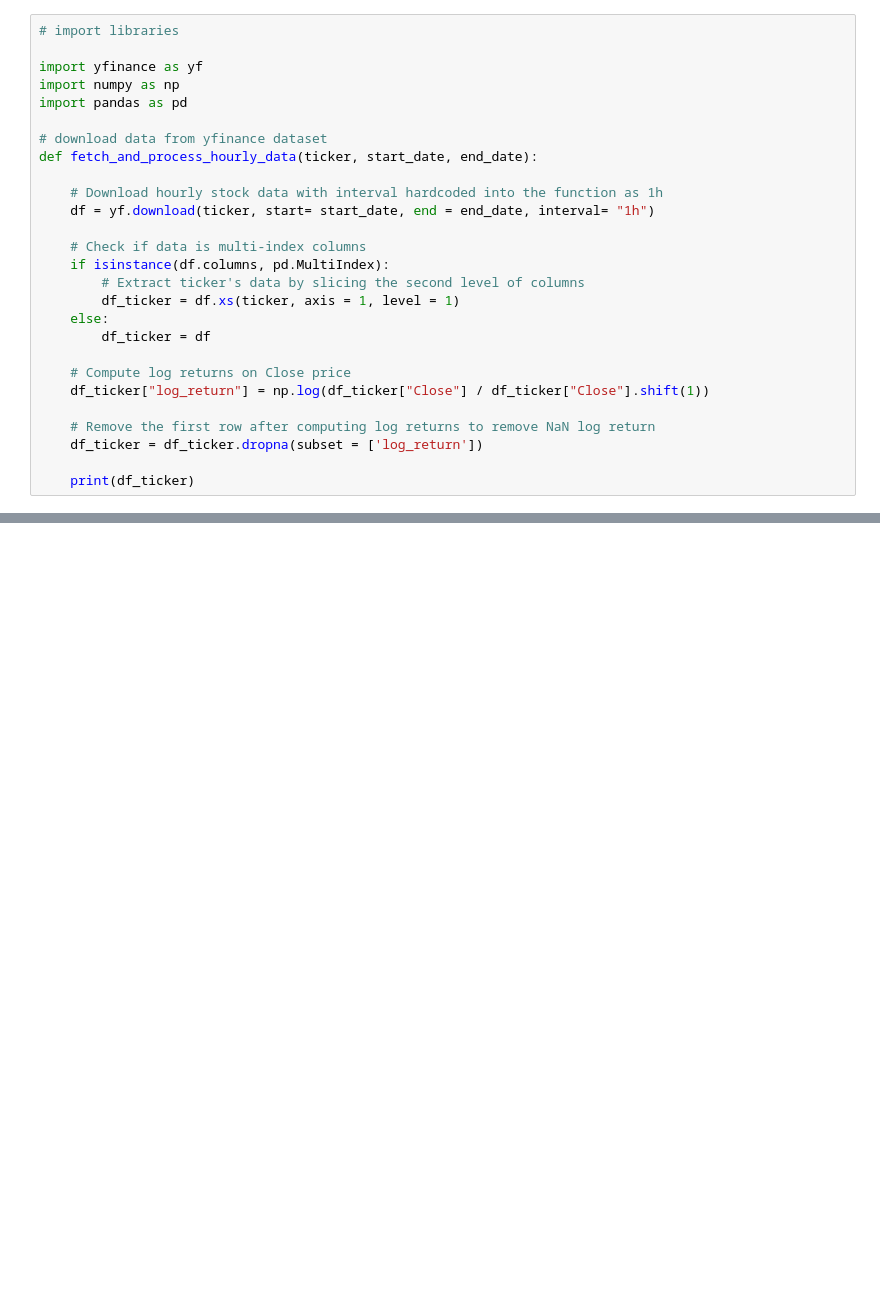
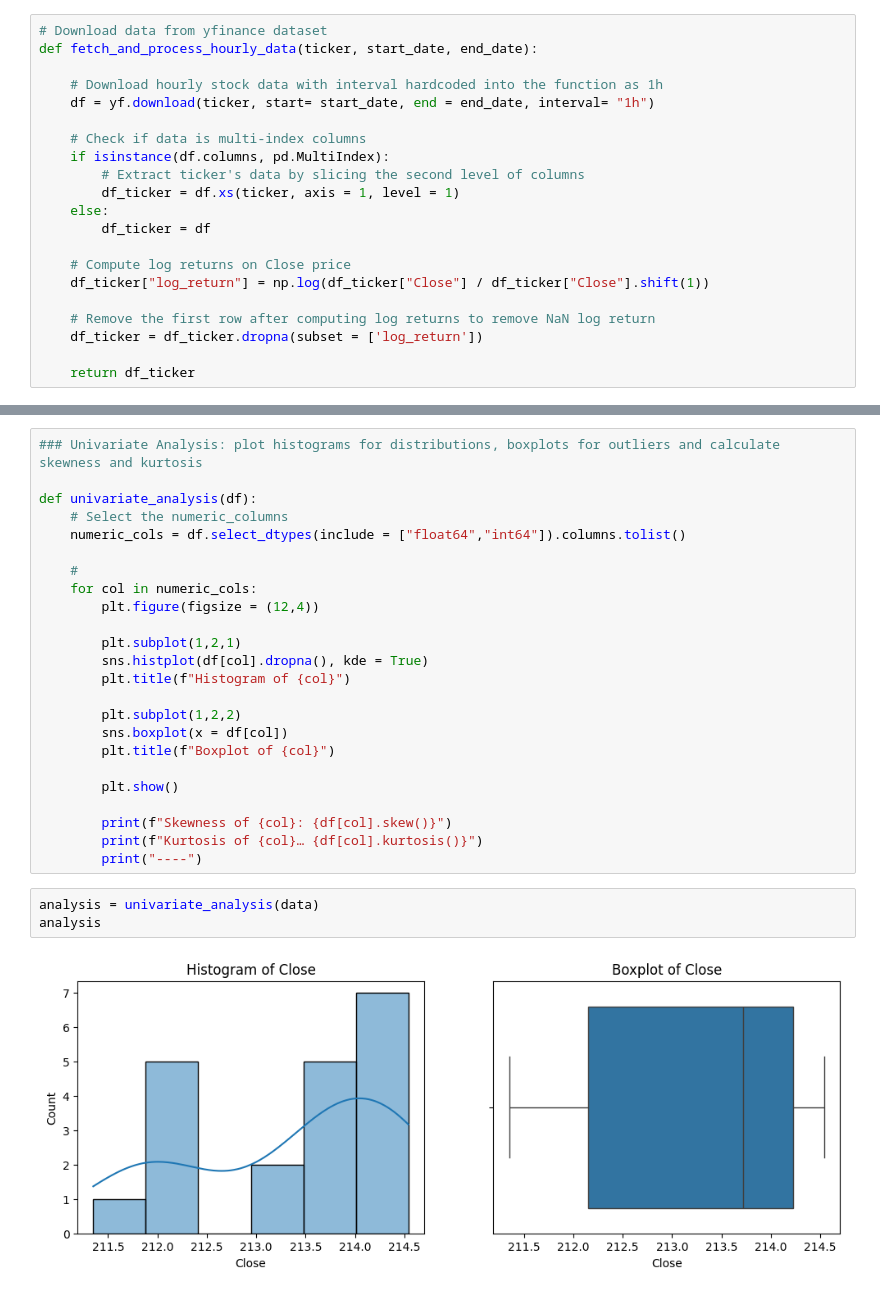
Before and after one commit to LydiaLCh/sentiment-model-quant, a Jupyter notebook: notebooks/01_data_exploration.ipynb, the cells around one changed output, grey strips where cells are left out. Drawn from its saved outputs; the diff is of its cells as text; blank space fills up the shorter version.

Commit message:
univariate analysis and data exploration initial look at the dataset

```diff
--- a/notebooks/01_data_exploration.ipynb
+++ b/notebooks/01_data_exploration.ipynb
@@ -1,11 +9,5 @@
 # %%
-# import libraries
-
-import yfinance as yf
-import numpy as np
-import pandas as pd
-
-# download data from yfinance dataset
+# Download data from yfinance dataset
 def fetch_and_process_hourly_data(ticker, start_date, end_date):
 
     # Download hourly stock data with interval hardcoded into the function as 1h
@@ -24,7 +26,7 @@ def fetch_and_process_hourly_data(ticker, start_date, end_date):
     # Remove the first row after computing log returns to remove NaN log return
     df_ticker = df_ticker.dropna(subset = ['log_return'])
 
-    print(df_ticker)
+    return df_ticker
 # %%
 # Example usage:
 
@@ -54,0 +67,29 @@ Datetime
+# %%
+### Univariate Analysis: plot histograms for distributions, boxplots for outliers and calculate skewness and kurtosis
+
+def univariate_analysis(df):
+    # Select the numeric_columns
+    numeric_cols = df.select_dtypes(include = ["float64","int64"]).columns.tolist()
+
+    #
+    for col in numeric_cols:
+        plt.figure(figsize = (12,4))
+
+        plt.subplot(1,2,1)
+        sns.histplot(df[col].dropna(), kde = True)
+        plt.title(f"Histogram of {col}")
+
+        plt.subplot(1,2,2)
+        sns.boxplot(x = df[col])
+        plt.title(f"Boxplot of {col}")
+
+        plt.show()
+
+        print(f"Skewness of {col}: {df[col].skew()}")
+        print(f"Kurtosis of {col}… {df[col].kurtosis()}")
+        print("----")
+# %%
+analysis = univariate_analysis(data)
+analysis
+# %% [output]
+[figure, added]
```
Also changed, not shown: parts of 3 cells of this notebook.
